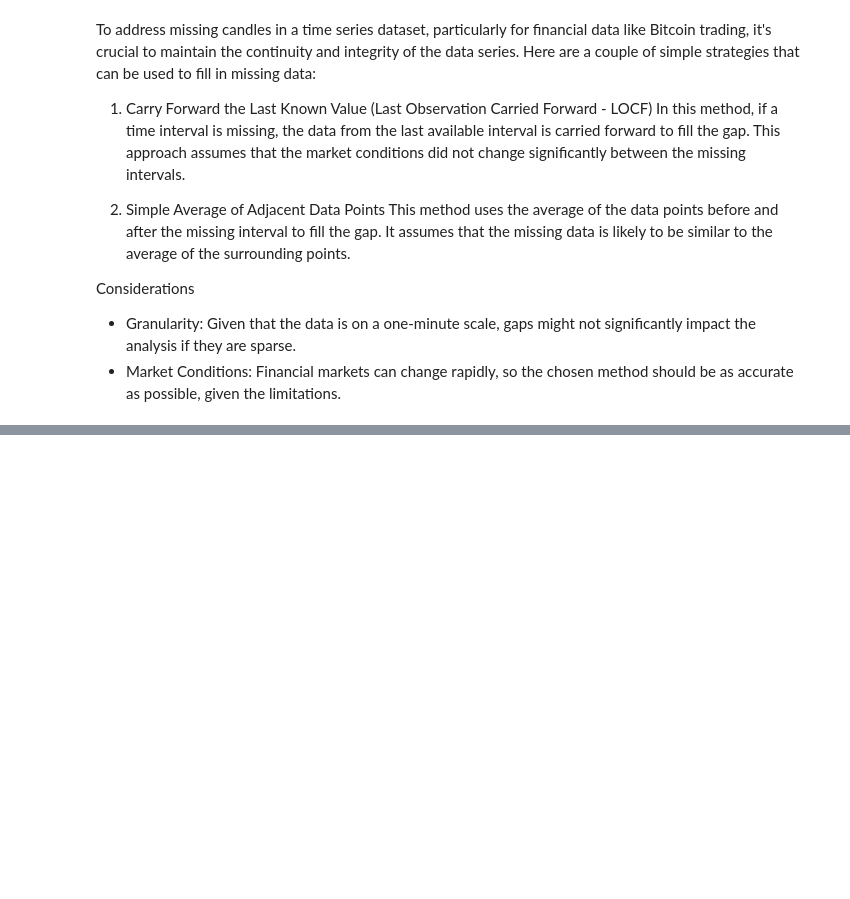
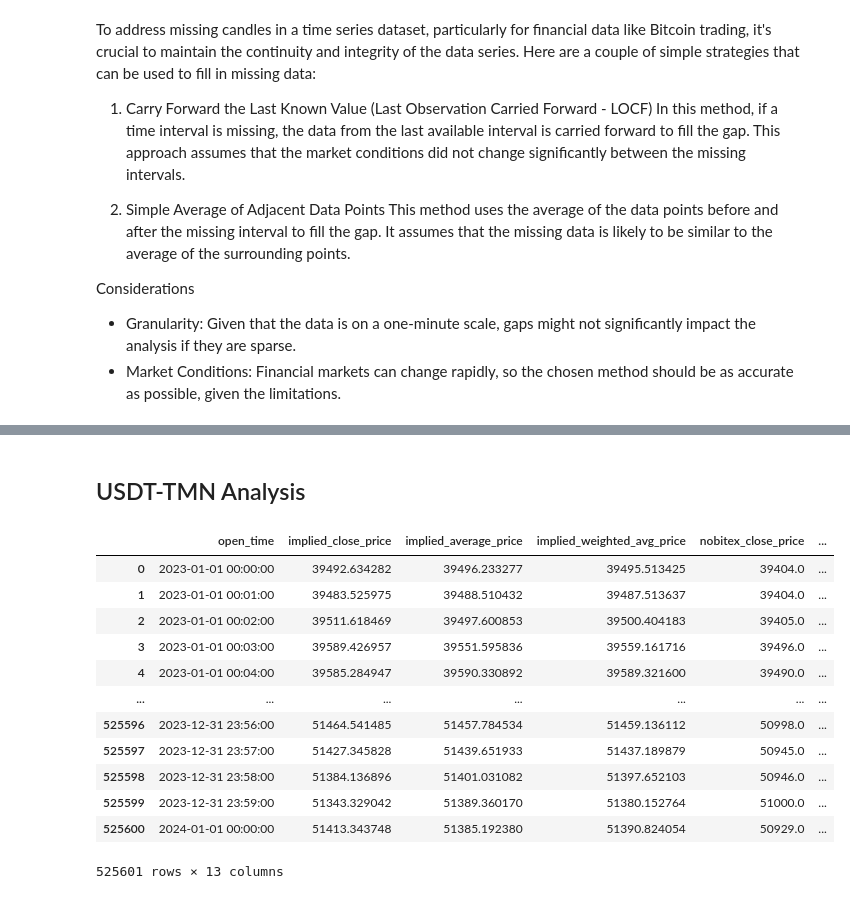
Before and after one commit to i4mShayan/Crypto-BTC-USDT-Analysis, a Jupyter notebook: Part 1 - Data Processing.ipynb, the cells around one changed output, grey strips where cells are left out. Drawn from its saved outputs; the diff is of its cells as text; code cells hidden in the pictures; blank space fills up the shorter version.

Commit message:
Add Implied USDT-TMN Analysis

```diff
--- a/Part 1 - Data Processing.ipynb
+++ b/Part 1 - Data Processing.ipynb
@@ -304,0 +356,57 @@ usdt_tmn_price_change = usdt_tmn_exchange_rate.pct_change()
+# %% [markdown]
+## USDT-TMN Analysis
+# %%
+def convert_to_datetime(df):
+    df['open_time'] = pd.to_datetime(df['open_time'], errors='coerce')
+    return df
+
+nobitex_usdttmn = convert_to_datetime(pd.read_csv(r'data/robust raw data/Nobitex-USDTTMN.csv'))
+tabdeal_usdttmn = convert_to_datetime(pd.read_csv(r'data/robust raw data/Tabdeal-USDTTMN.csv'))
+wallex_usdttmn = convert_to_datetime(pd.read_csv(r'data/robust raw data/Wallex-USDTTMN.csv'))
+implied_usdttmn = convert_to_datetime(pd.read_csv(r'data/robust raw data/Implied-USDTTMN.csv'))
+# %%
+def process_data(df):
+    df['open_time'] = pd.to_datetime(df['open_time'])
+    df['close_price'] = df['close']
+    df['weighted_avg_price'] = (df['open'] * 0.2 + df['high'] * 0.2 + df['low'] * 0.2 + df['close'] * 0.4)
+    df['average_price'] = df[['open', 'high', 'low', 'close']].mean(axis=1)
+    return df
+
+nobitex_usdttmn = process_data(nobitex_usdttmn)
+tabdeal_usdttmn = process_data(tabdeal_usdttmn)
+wallex_usdttmn = process_data(wallex_usdttmn)
+# %%
+merged_data = implied_usdttmn.merge(nobitex_usdttmn[['open_time', 'close_price', 'average_price', 'weighted_avg_price']], on='open_time', how='inner', suffixes=('', '_nobitex'))
+merged_data = merged_data.merge(tabdeal_usdttmn[['open_time', 'close_price', 'average_price', 'weighted_avg_price']], on='open_time', how='inner', suffixes=('', '_tabdeal'))
+merged_data = merged_data.merge(wallex_usdttmn[['open_time', 'close_price', 'average_price', 'weighted_avg_price']], on='open_time', how='inner', suffixes=('', '_wallex'))
+
+merged_data.rename(columns={
+    'close_price': 'implied_close_price',
+    'close_price_nobitex': 'nobitex_close_price',
+    'close_price_tabdeal': 'tabdeal_close_price',
+    'close_price_wallex': 'wallex_close_price',
+    'average_price': 'implied_average_price',
+    'average_price_nobitex': 'nobitex_average_price',
+    'average_price_tabdeal': 'tabdeal_average_price',
+    'average_price_wallex': 'wallex_average_price',
+    'weighted_avg_price': 'implied_weighted_avg_price',
+    'weighted_avg_price_nobitex': 'nobitex_weighted_avg_price',
+    'weighted_avg_price_tabdeal': 'tabdeal_weighted_avg_price',
+    'weighted_avg_price_wallex': 'wallex_weighted_avg_price'
+}, inplace=True)
+# %%
+merged_data
+# %% [output]
+|  | open_time | implied_close_price | implied_average_price | implied_weighted_avg_price | nobitex_close_price | ... |
+| 0 | 2023-01-01 00:00:00 | 39492.634282 | 39496.233277 | 39495.513425 | 39404.0 | ... |
+| 1 | 2023-01-01 00:01:00 | 39483.525975 | 39488.510432 | 39487.513637 | 39404.0 | ... |
+| 2 | 2023-01-01 00:02:00 | 39511.618469 | 39497.600853 | 39500.404183 | 39405.0 | ... |
+| 3 | 2023-01-01 00:03:00 | 39589.426957 | 39551.595836 | 39559.161716 | 39496.0 | ... |
+| 4 | 2023-01-01 00:04:00 | 39585.284947 | 39590.330892 | 39589.321600 | 39490.0 | ... |
+| ... | ... | ... | ... | ... | ... | ... |
+| 525596 | 2023-12-31 23:56:00 | 51464.541485 | 51457.784534 | 51459.136112 | 50998.0 | ... |
+| 525597 | 2023-12-31 23:57:00 | 51427.345828 | 51439.651933 | 51437.189879 | 50945.0 | ... |
+| 525598 | 2023-12-31 23:58:00 | 51384.136896 | 51401.031082 | 51397.652103 | 50946.0 | ... |
+| 525599 | 2023-12-31 23:59:00 | 51343.329042 | 51389.360170 | 51380.152764 | 51000.0 | ... |
+| 525600 | 2024-01-01 00:00:00 | 51413.343748 | 51385.192380 | 51390.824054 | 50929.0 | ... |
+525601 rows × 13 columns
```
Also changed, not shown: parts of 42 cells of this notebook, 6 other files.
